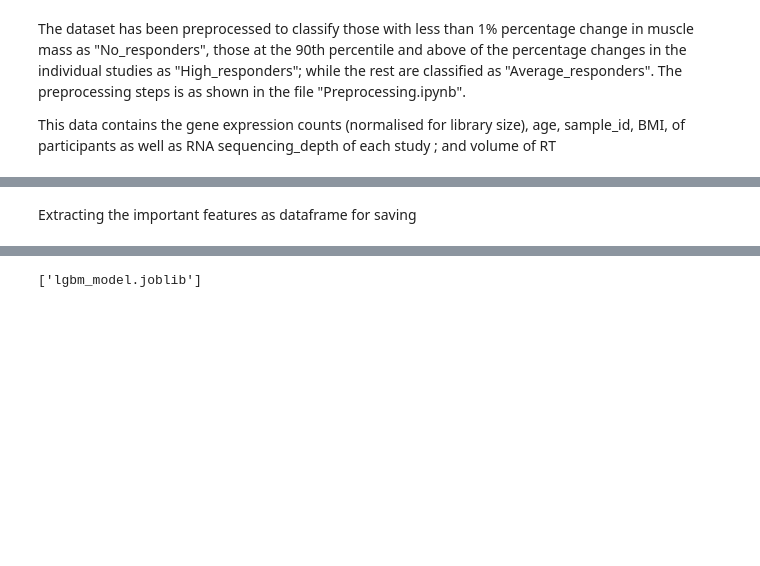
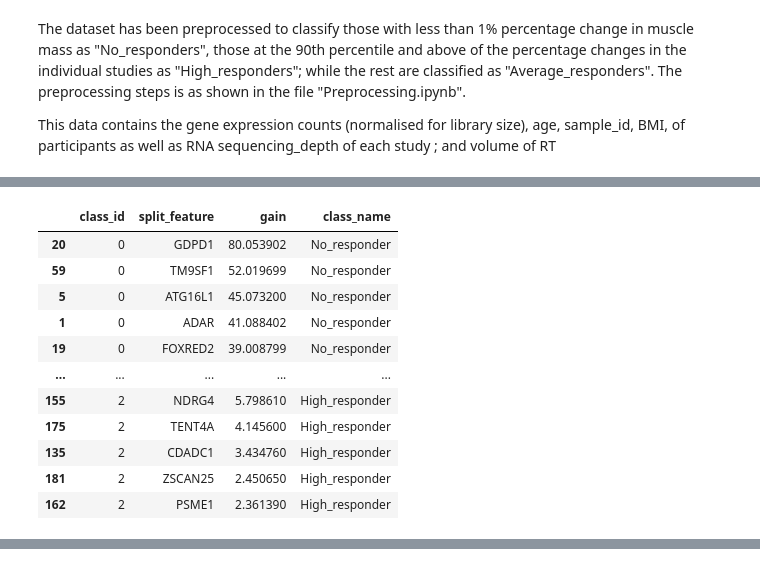
Before and after one commit to phoebemma/ML_paper, a Jupyter notebook: LGBM_model.ipynb, the cells around one changed output, grey strips where cells are left out. Drawn from its saved outputs; the diff is of its cells as text; code cells hidden in the pictures; blank space fills up the shorter version.

```diff
--- a/LGBM_model.ipynb
+++ b/LGBM_model.ipynb
@@ -281,46 +229,39 @@ Features used in splits: 111 / 11231
-# %% [markdown]
-Extracting the important features as dataframe for saving
 # %%
-#booster = lgbm.booster_
-#num_class = len(lgbm.classes_)  # should be 3
-#class_names = ["No_responder", "Average_responder", "High_responder"]
+# Trained model: lgbm (sklearn wrapper)
+booster = lgbm.booster_
+num_class = len(lgbm.classes_)
+class_names = ["No_responder", "Average_responder", "High_responder"]
 
-# All trees as a DataFrame
-#df_trees = booster.trees_to_dataframe()
+# Extract trees as DataFrame
+df_ = booster.trees_to_dataframe()
 
-# IMPORTANT: to respect early stopping we use only trees up to best_iteration_
-#if getattr(lgbm, "best_iteration_", None) is not None:
-#    df_trees = df_trees[df_trees["tree_index"] < lgbm.best_iteration_ * num_class]
+# Restrict to trees used up to best_iteration
+if getattr(lgbm, "best_iteration_", None) is not None:
+    df_ = df_[df_["tree_index"] < lgbm.best_iteration_ * num_class]
 
-# Keep only split rows (ignore leaves)
-#df_splits = df_trees[~df_trees["split_feature"].isna()].copy()
+# Keep only split nodes
+df_ = df_[~df_["split_feature"].isna()].copy()
 
-# Map tree -> class: LightGBM cycles trees across classes
-#df_splits["class_id"] = (df_splits["tree_index"] % num_class).astype(int)
+# Map tree
+df_["class_id"] = (df_["tree_index"] % num_class).astype(int)
 
-# Aggregate total split gain per (class, feature)
-#gain_pc = (
-#    df_splits.groupby(["class_id", "split_feature"])["split_gain"]
-#    .sum()
-#    .reset_index()
-#    .rename(columns={"split_gain": "gain"})
-#)
-
-# Long format: one row per (class, feature)
-gain_pc["class_name"] = gain_pc["class_id"].map(dict(enumerate(class_names)))
-gain_pc = gain_pc.sort_values(["class_id", "gain"], ascending=[True, False]).reset_index(drop=True)
-print("\nPer-class gain (long format):")
-print(gain_pc.head(15))
-
-# Wide format: one column per class, plus total
-df_wide = gain_pc.pivot_table(index="split_feature", columns="class_name", values="gain", fill_value=0)
-df_wide["gain_total"] = df_wide.sum(axis=1)
-df_wide = df_wide.sort_values("gain_total", ascending=False).reset_index()
-df_wide = df_wide.rename(columns={"split_feature": "feature"})
-print("\nPer-class gain (wide format):")
-print(df_wide.head(15))
-
-
-# gain_pc.to_csv("lgb_per_class_gain_long.csv", index=False)
-# df_wide.to_csv("lgb_per_class_gain_wide.csv", index=False)
+# Aggregate split_gain per (class, feature)
+gain_pc = (
+    df_.groupby(["class_id", "split_feature"])["split_gain"]
+      .sum().reset_index().rename(columns={"split_gain": "gain"})
+)
+gain_pc["class_name"] = gain_pc["class_id"].map({i:n for i,n in enumerate(class_names)})
+gain_pc.sort_values(["class_id","gain"], ascending=[True,False])
 # %% [output]
+|  | class_id | split_feature | gain | class_name |
+| 20 | 0 | GDPD1 | 80.053902 | No_responder |
+| 59 | 0 | TM9SF1 | 52.019699 | No_responder |
+| 5 | 0 | ATG16L1 | 45.073200 | No_responder |
+| 1 | 0 | ADAR | 41.088402 | No_responder |
+| 19 | 0 | FOXRED2 | 39.008799 | No_responder |
+| ... | ... | ... | ... | ... |
+| 155 | 2 | NDRG4 | 5.798610 | High_responder |
+| 175 | 2 | TENT4A | 4.145600 | High_responder |
+| 135 | 2 | CDADC1 | 3.434760 | High_responder |
+| 181 | 2 | ZSCAN25 | 2.450650 | High_responder |
+| 162 | 2 | PSME1 | 2.361390 | High_responder |
@@ -348,5 +268,0 @@ df_wide.to_csv("lgb_per_class_gain_wide.csv", index=False)
-# %%
-# save the LGBM model
-joblib.dump(lgbm, "lgbm_model.joblib")
-# %% [output]
-['lgbm_model.joblib']
```
Also changed, not shown: parts of 32 cells of this notebook.
